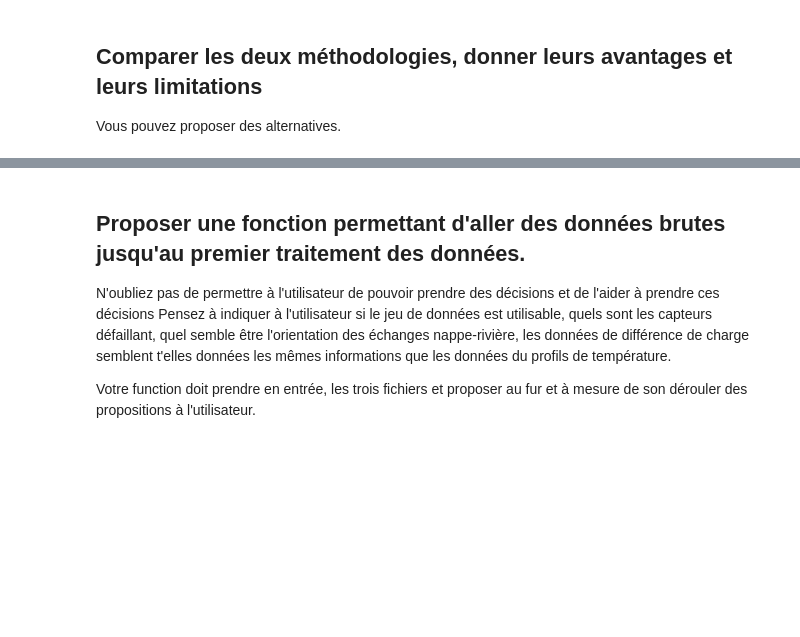
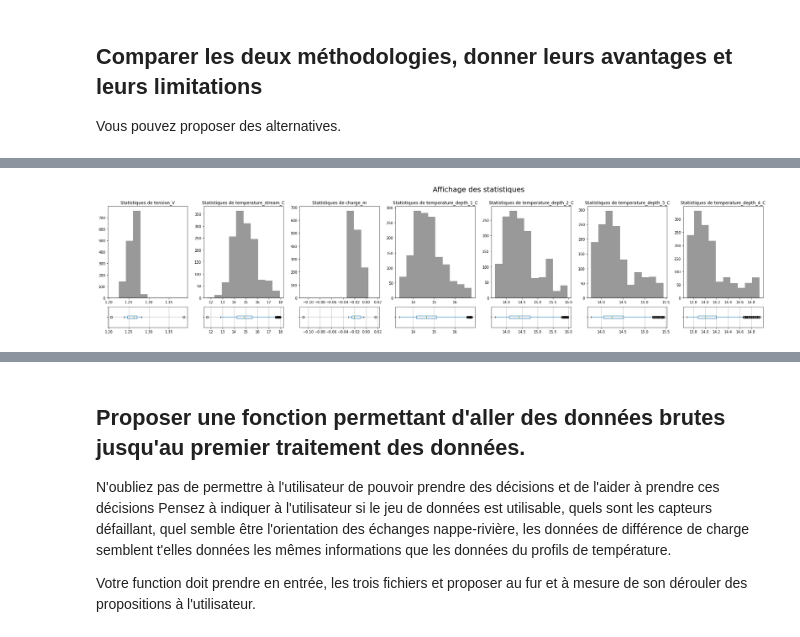
Before and after one commit to ameliemelorene/MOLONARI_1D_RESOURCES, a Jupyter notebook: Students/BONIN-IMPEROR.ipynb, the cells around one changed output, grey strips where cells are left out. Drawn from its saved outputs; the diff is of its cells as text; code cells hidden in the pictures; blank space fills up the shorter version.

```diff
--- a/Students/BONIN-IMPEROR.ipynb
+++ b/Students/BONIN-IMPEROR.ipynb
@@ -379,7 +397,7 @@ def tri_score_Z_riviere(capteur_riviere):
 
     return new_capteur_riviere
 
-def tri_score_Z_ZH_inplace(capteur_ZH):
+def tri_score_Z_ZH(capteur_ZH):
     new_capteur_ZH=deepcopy(capteur_ZH)
     stats_ZH=new_capteur_ZH.describe()
     n,p_ZH=stats_ZH.shape
@@ -431,0 +436,4 @@ memory usage: 78.8 KB
+# %%
+affiche_tout(capteur_riviere_Z,capteur_ZH_Z)
+# %% [output]
+[figure, added]
```
Also changed, not shown: parts of 15 cells of this notebook.
